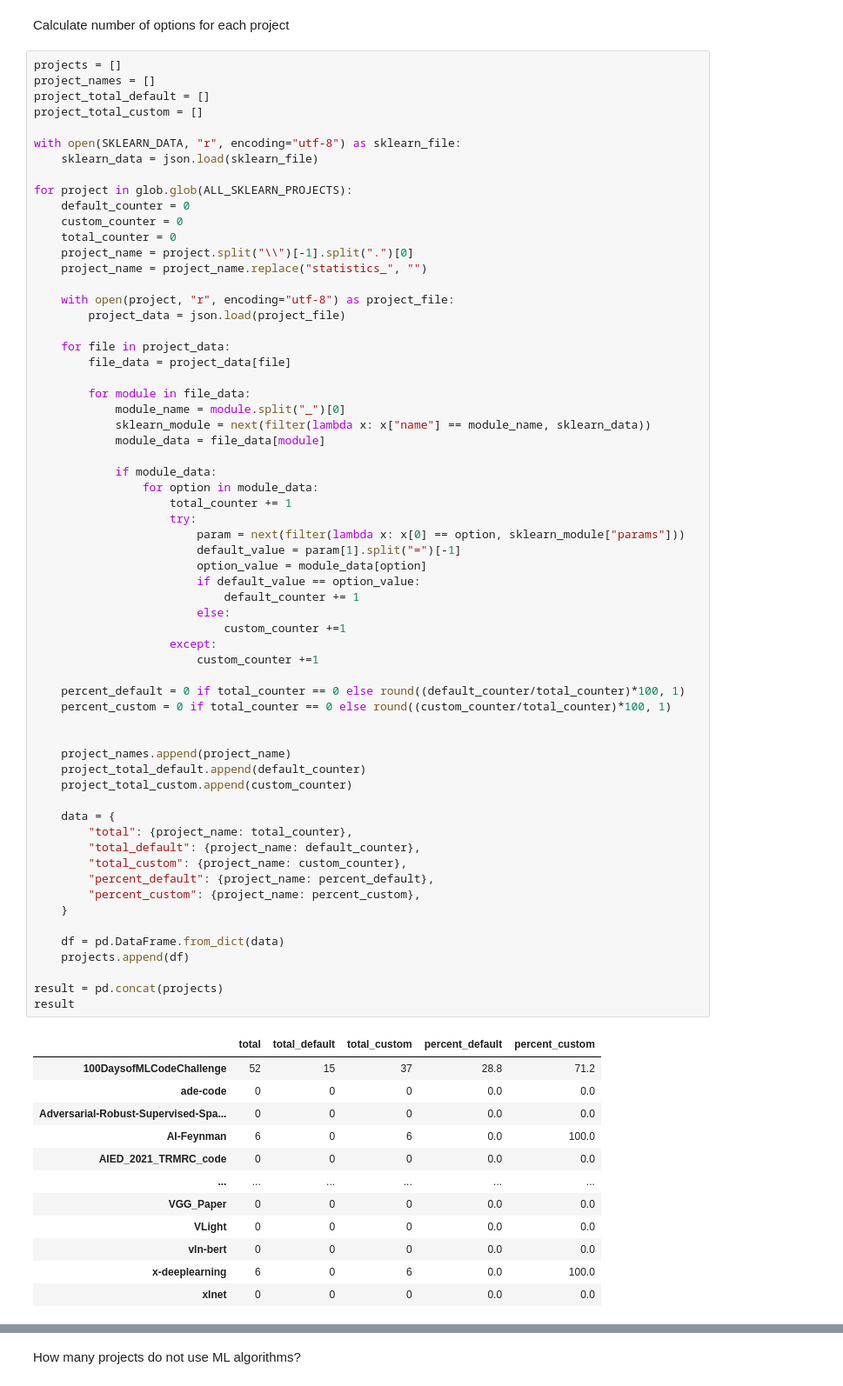
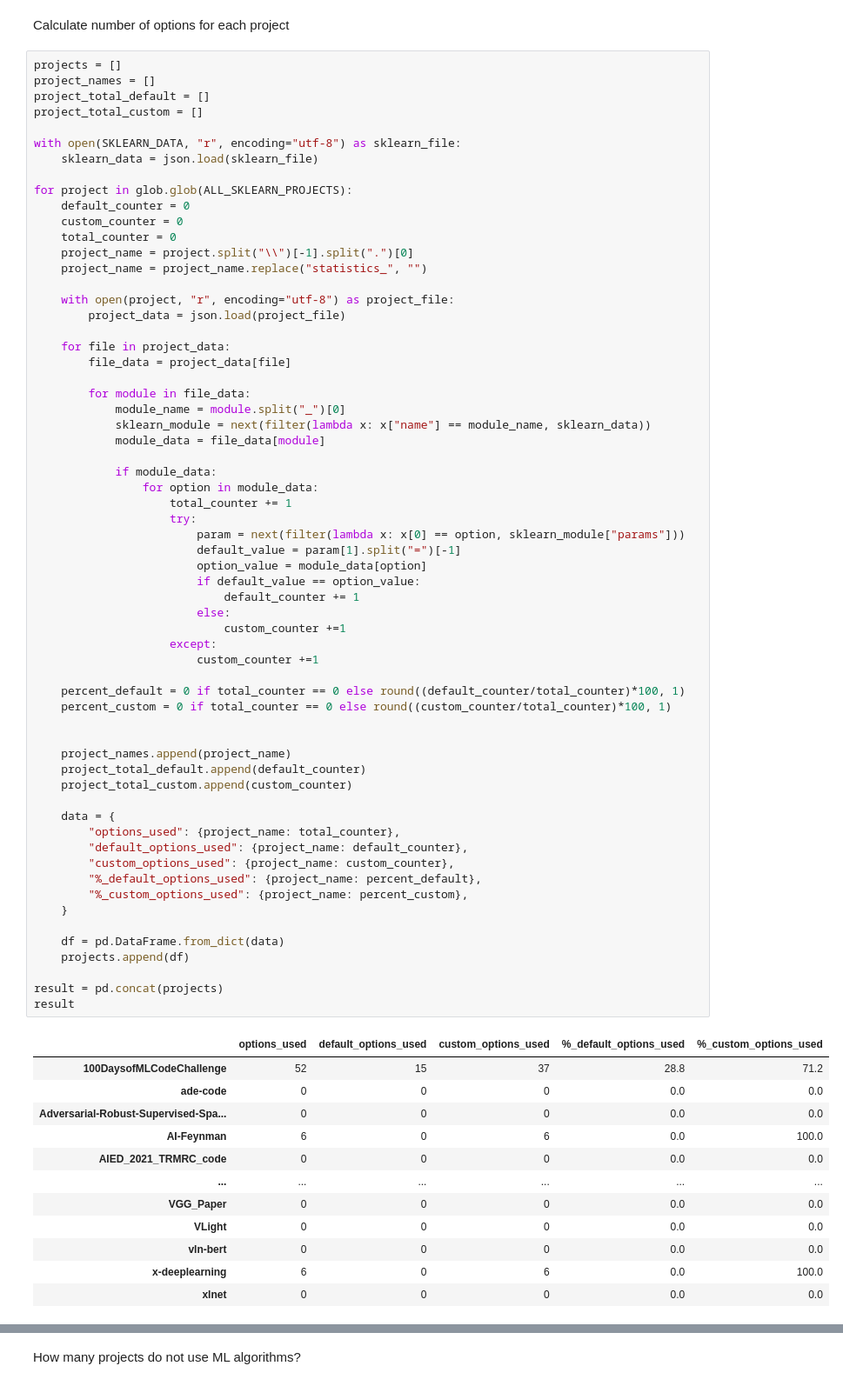
Before and after one commit to AI-4-SE/Exploring-Hyperparameter-Usage-And-Tuning-In-Machine-Learning-Research, a Jupyter notebook: src/projects.ipynb, the cells around one changed output, grey strips where cells are left out. Shown: that part at 87% size. Saved outputs shown, nothing was run; the diff lists cells and outputs as text.

```diff
--- a/src/projects.ipynb
+++ b/src/projects.ipynb
@@ -41,39 +44,39 @@ for project in glob.glob(ALL_SKLEARN_PROJECTS):
                 for option in module_data:
                     total_counter += 1
                     try:
                         param = next(filter(lambda x: x[0] == option, sklearn_module["params"]))
                         default_value = param[1].split("=")[-1]
                         option_value = module_data[option]
                         if default_value == option_value:
                             default_counter += 1
                         else:
                             custom_counter +=1
                     except:
                         custom_counter +=1
 
     percent_default = 0 if total_counter == 0 else round((default_counter/total_counter)*100, 1)
     percent_custom = 0 if total_counter == 0 else round((custom_counter/total_counter)*100, 1)
 
 
     project_names.append(project_name)
     project_total_default.append(default_counter)
     project_total_custom.append(custom_counter)
 
     data = {
-        "total": {project_name: total_counter},
-        "total_default": {project_name: default_counter},
-        "total_custom": {project_name: custom_counter},
-        "percent_default": {project_name: percent_default},
-        "percent_custom": {project_name: percent_custom},
+        "options_used": {project_name: total_counter},
+        "default_options_used": {project_name: default_counter},
+        "custom_options_used": {project_name: custom_counter},
+        "%_default_options_used": {project_name: percent_default},
+        "%_custom_options_used": {project_name: percent_custom},
     }
 
     df = pd.DataFrame.from_dict(data)
     projects.append(df)
 
 result = pd.concat(projects)
 result
 # %% [output]
-|  | total | total_default | total_custom | percent_default | percent_custom |
+|  | options_used | default_options_used | custom_options_used | %_default_options_used | %_custom_options_used |
 | 100DaysofMLCodeChallenge | 52 | 15 | 37 | 28.8 | 71.2 |
 | ade-code | 0 | 0 | 0 | 0.0 | 0.0 |
 | Adversarial-Robust-Supervised-Spa... | 0 | 0 | 0 | 0.0 | 0.0 |
```
Also changed, not shown: parts of 8 cells of this notebook, 7 other files.
